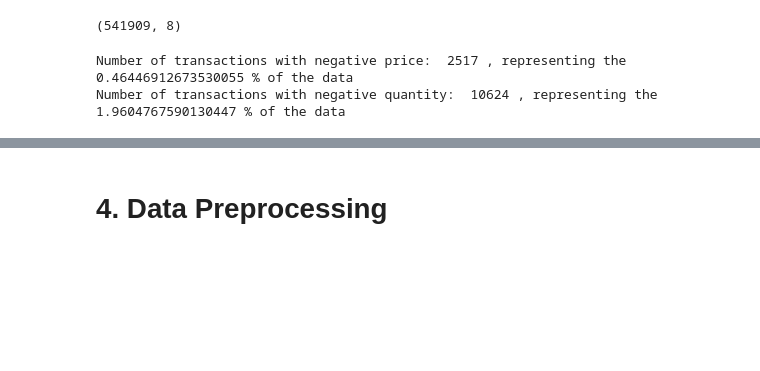
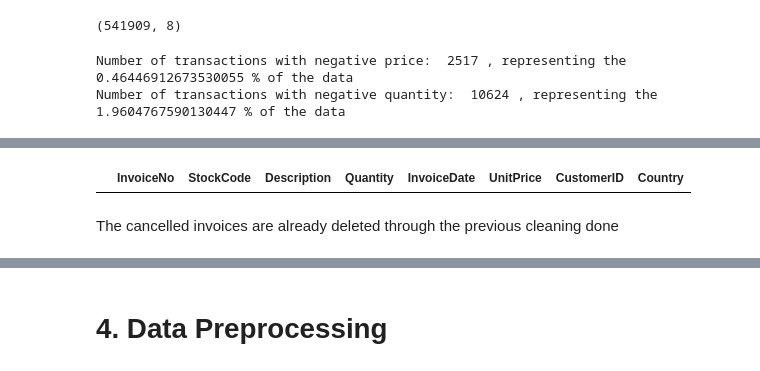
Before and after one commit to LorenzoPigozzi/Business_Cases, a Jupyter notebook: Case 4/BC4_Lorenzo.ipynb, the cells around one changed output, grey strips where cells are left out. Drawn from its saved outputs; the diff is of its cells as text; code cells hidden in the pictures; blank space fills up the shorter version.

```diff
--- a/Case 4/BC4_Lorenzo.ipynb
+++ b/Case 4/BC4_Lorenzo.ipynb
@@ -368,3 +351,10 @@ df.head()
 | 4 | 536365 | 84029E | RED WOOLLY HOTTIE WHITE HEART. | 6 | 2010-12-01 08:26:00 | 3.39 | 17850.0 | United Kingdom |
 # %%
 ## Outliers
+# %%
+## cancelled invoices (drop them)
+df.loc[df['InvoiceNo'].str.startswith('C')]
+# %% [output]
+|  | InvoiceNo | StockCode | Description | Quantity | InvoiceDate | UnitPrice | CustomerID | Country |
+# %% [markdown]
+The cancelled invoices are already deleted through the previous cleaning done
```
Also changed, not shown: parts of 21 cells of this notebook.
